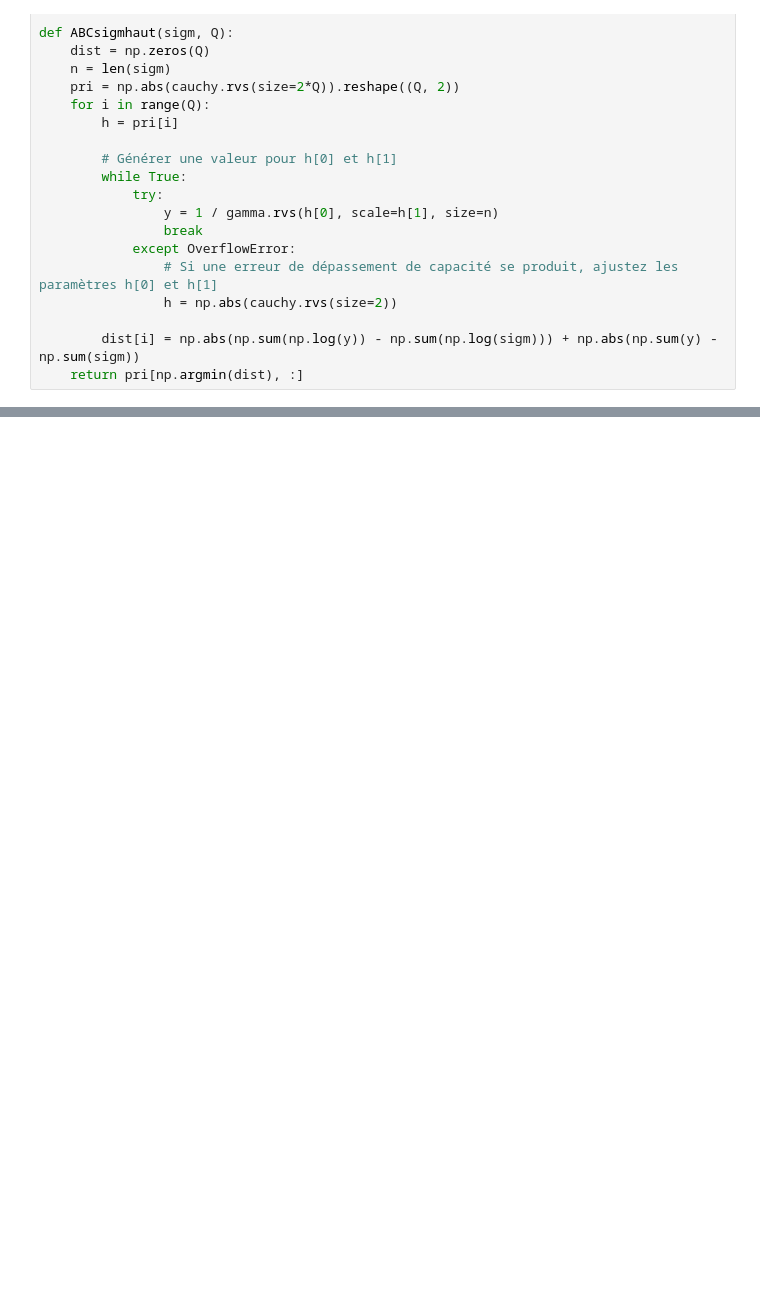
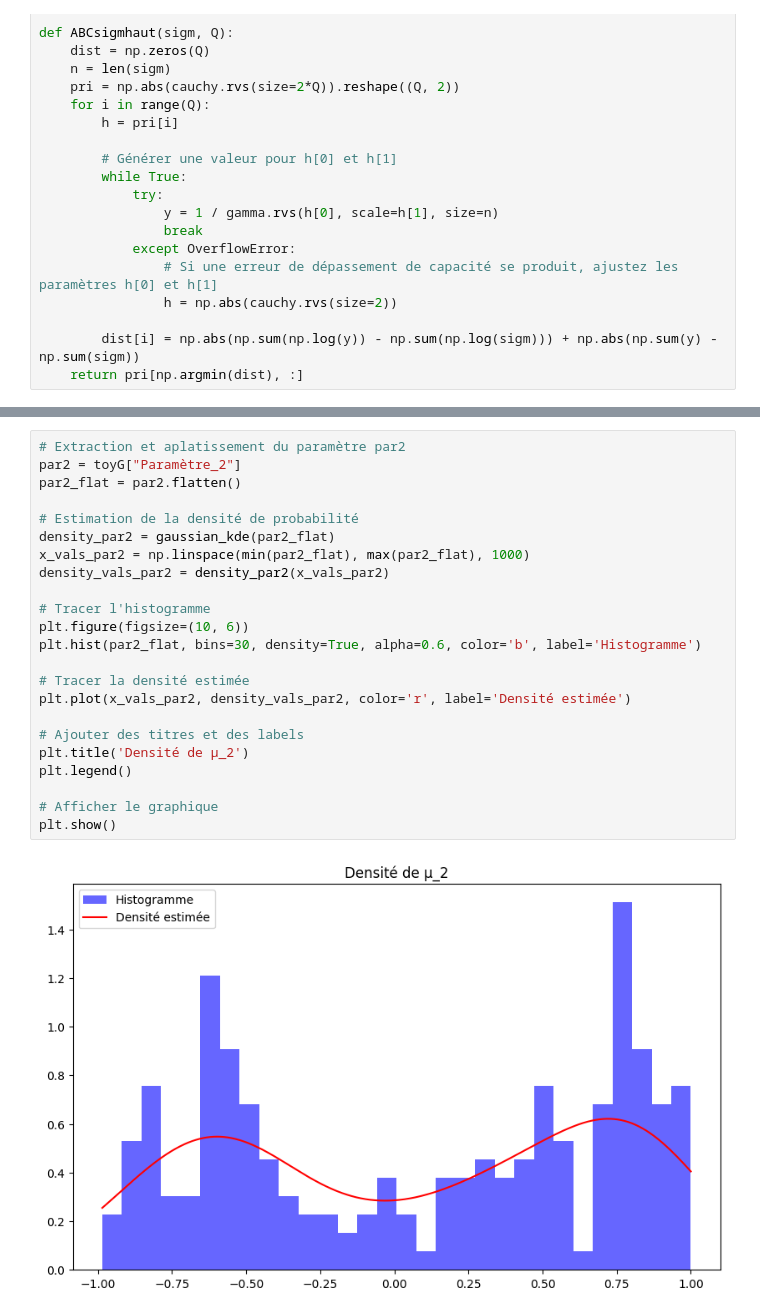
Before and after one commit to sarahthoumyre/GibbsABC, a Jupyter notebook: Algo ABCGibbs.ipynb, the cells around one changed output, grey strips where cells are left out. Saved outputs shown, nothing was run; the diff lists cells and outputs as text; blank space fills up the shorter version.

```diff
--- a/Algo ABCGibbs.ipynb
+++ b/Algo ABCGibbs.ipynb
@@ -316,0 +283,25 @@ np.mean(par1)
+# %%
+# Extraction et aplatissement du paramètre par2
+par2 = toyG["Paramètre_2"]
+par2_flat = par2.flatten()
+
+# Estimation de la densité de probabilité
+density_par2 = gaussian_kde(par2_flat)
+x_vals_par2 = np.linspace(min(par2_flat), max(par2_flat), 1000)
+density_vals_par2 = density_par2(x_vals_par2)
+
+# Tracer l'histogramme
+plt.figure(figsize=(10, 6))
+plt.hist(par2_flat, bins=30, density=True, alpha=0.6, color='b', label='Histogramme')
+
+# Tracer la densité estimée
+plt.plot(x_vals_par2, density_vals_par2, color='r', label='Densité estimée')
+
+# Ajouter des titres et des labels
+plt.title('Densité de µ_2')
+plt.legend()
+
+# Afficher le graphique
+plt.show()
+# %% [output]
+[figure, added]
```
Also changed, not shown: parts of 20 cells of this notebook, 1 other file.
